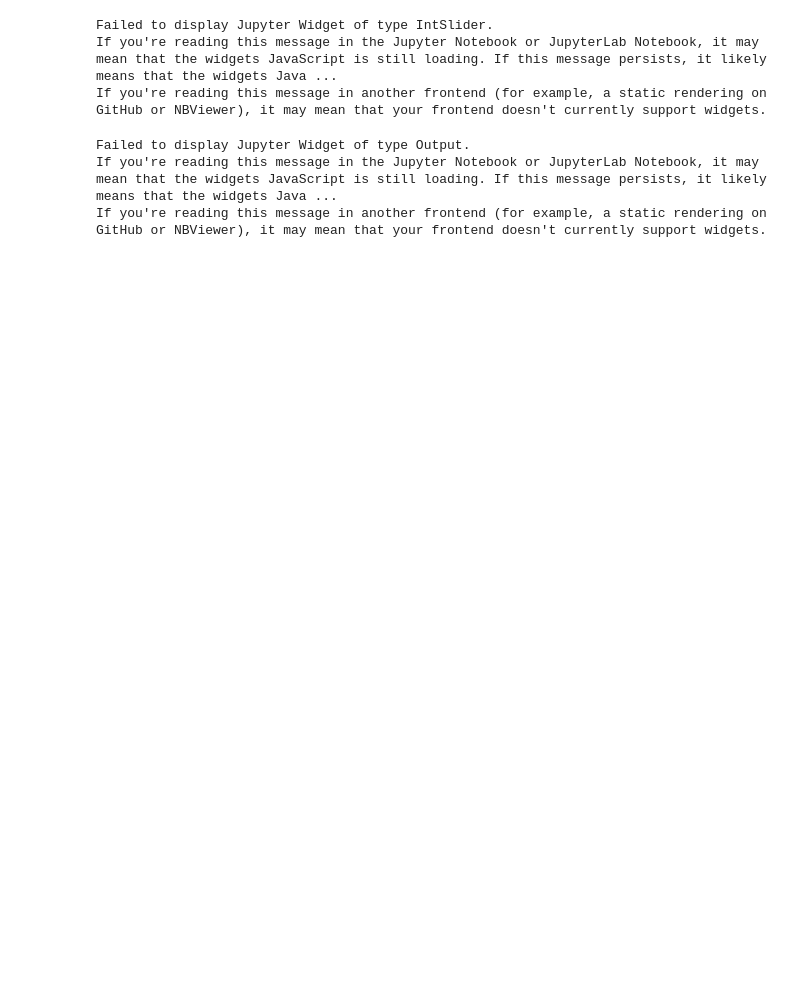
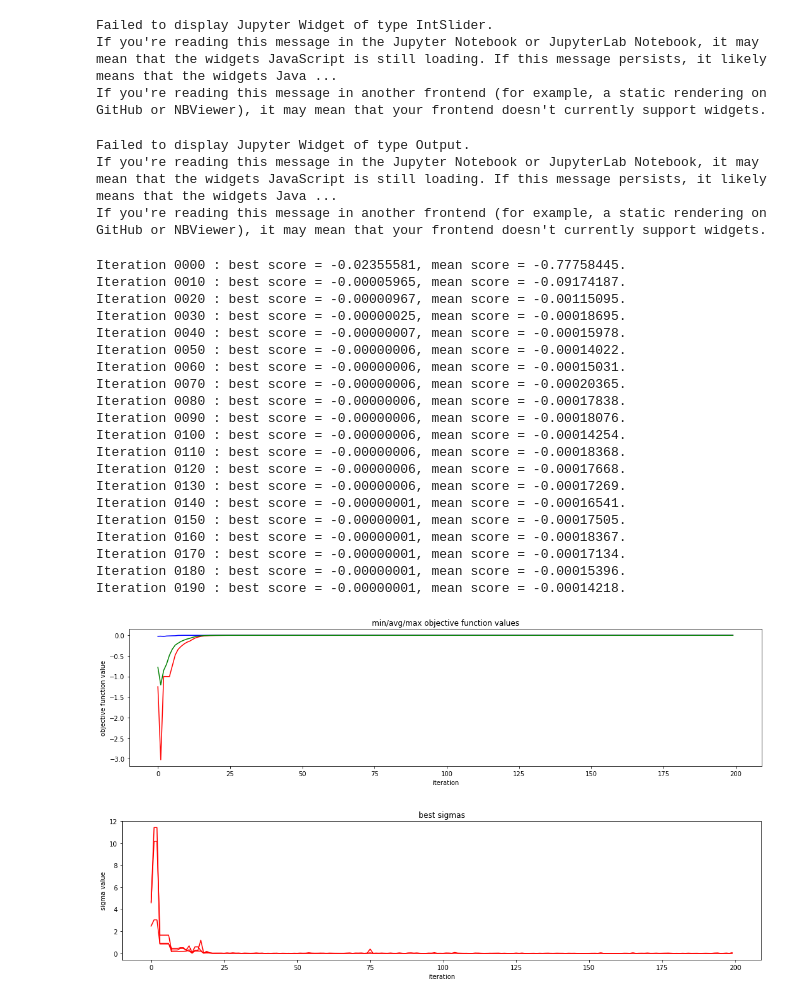
Before and after one commit to Muchtrix/ewolulo, a Jupyter notebook: Lista 4/lista4-Zadanie4.ipynb, the cells around one changed output. Cells and saved outputs as stored; diff of their text form; code cells hidden in the pictures; blank space fills up the shorter version.

Commit message:
List4ex4 - circular_transformer

```diff
--- a/Lista 4/lista4-Zadanie4.ipynb
+++ b/Lista 4/lista4-Zadanie4.ipynb
@@ -43,6 +43,11 @@ def identity_transformer(t, g):
 def linear_transformer(t, g):
     g[0] += 0.01
     return g
+
+def circular_transformer(t, g):
+    g[0] = 2 * np.cos(t*0.01)
+    g[1] = 2 * np.sin(t*0.01)
+    return g
 # %% [markdown]
 ## Przykładowa strategia ewolucyjna
 # %%
@@ -226,3 +232,52 @@ If you're reading this message in another frontend (for example, a static render
 Failed to display Jupyter Widget of type Output.
 If you're reading this message in the Jupyter Notebook or JupyterLab Notebook, it may mean that the widgets JavaScript is still loading. If this message persists, it likely means that the widgets Java ...
 If you're reading this message in another frontend (for example, a static rendering on GitHub or NBViewer), it may mean that your frontend doesn't currently support widgets.
+# %%
+lengths = np.ones(3) # Długości kolejnych segmentów ramienia robota
+ranges = np.array([[0, np.pi],[-np.pi/2, np.pi/2],[0, np.pi]]) # Zakresy zgięcia kolejnych przegubów
+goal = np.array([0, 1.5]) # Punkt docelowy
+
+pop_size = 100
+T = 200
+
+goal_hist, population_hist, history_objective_values, history_best_chromosome, history_best_sigmas = es(
+    inverse_kinematics_objective_function, lengths.size, pop_size, T, 3*pop_size, 2, 6.0, 1/np.sqrt(2*lengths.size), 1/np.sqrt(2*np.sqrt(lengths.size)), goal, circular_transformer, 10)
+
+plt.figure(figsize=(18, 4))
+plt.plot(history_objective_values[:, 0], 'r-')
+plt.plot(history_objective_values[:, 1], 'b-')
+plt.plot(history_objective_values[:, 2], 'g-')
+plt.xlabel('iteration')
+plt.ylabel('objective function value')
+plt.title('min/avg/max objective function values')
+plt.show()
+
+plt.figure(figsize=(18, 4))
+plt.plot(history_best_sigmas, 'r-')
+plt.xlabel('iteration')
+plt.ylabel('sigma value')
+plt.title('best sigmas')
+plt.show()
+# %% [output]
+Iteration 0000 : best score = -0.02355581, mean score = -0.77758445.
+Iteration 0010 : best score = -0.00005965, mean score = -0.09174187.
+Iteration 0020 : best score = -0.00000967, mean score = -0.00115095.
+Iteration 0030 : best score = -0.00000025, mean score = -0.00018695.
+Iteration 0040 : best score = -0.00000007, mean score = -0.00015978.
+Iteration 0050 : best score = -0.00000006, mean score = -0.00014022.
+Iteration 0060 : best score = -0.00000006, mean score = -0.00015031.
+Iteration 0070 : best score = -0.00000006, mean score = -0.00020365.
+Iteration 0080 : best score = -0.00000006, mean score = -0.00017838.
+Iteration 0090 : best score = -0.00000006, mean score = -0.00018076.
+Iteration 0100 : best score = -0.00000006, mean score = -0.00014254.
+Iteration 0110 : best score = -0.00000006, mean score = -0.00018368.
+Iteration 0120 : best score = -0.00000006, mean score = -0.00017668.
+Iteration 0130 : best score = -0.00000006, mean score = -0.00017269.
+Iteration 0140 : best score = -0.00000001, mean score = -0.00016541.
+Iteration 0150 : best score = -0.00000001, mean score = -0.00017505.
+Iteration 0160 : best score = -0.00000001, mean score = -0.00018367.
+Iteration 0170 : best score = -0.00000001, mean score = -0.00017134.
+Iteration 0180 : best score = -0.00000001, mean score = -0.00015396.
+Iteration 0190 : best score = -0.00000001, mean score = -0.00014218.
+[figure, added]
+[figure, added]
```
Also changed, not shown: parts of 4 cells of this notebook.
